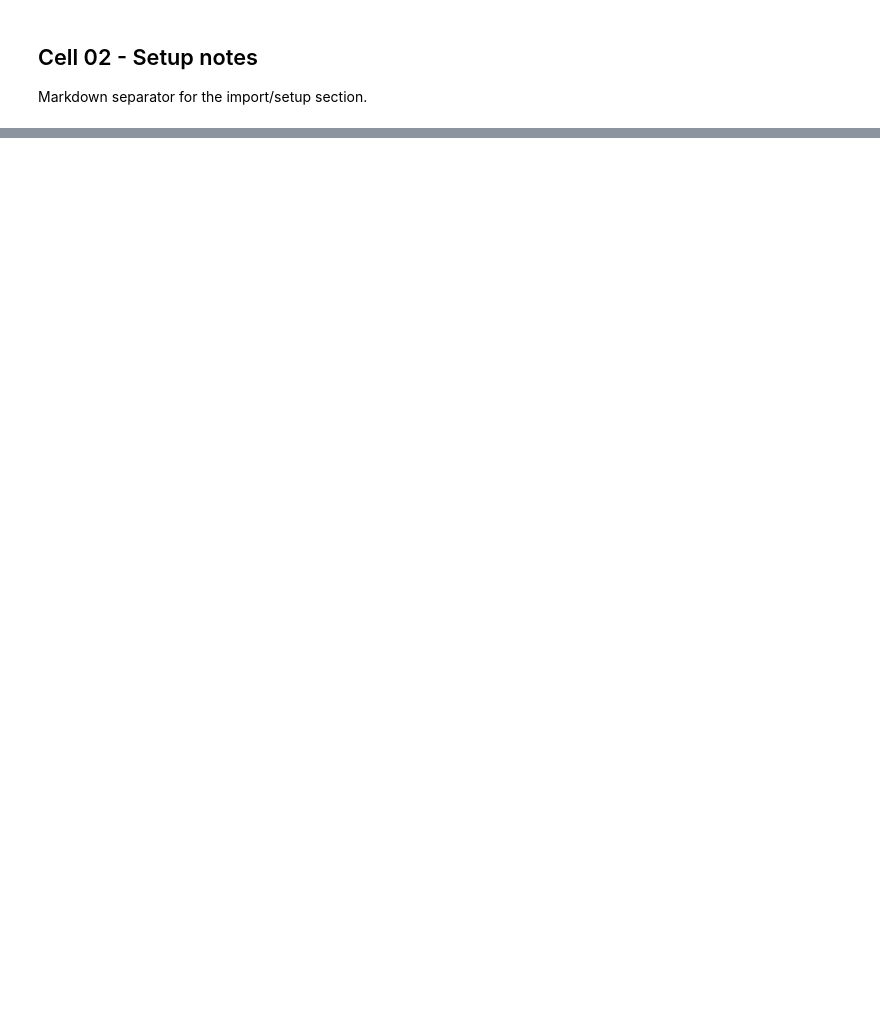
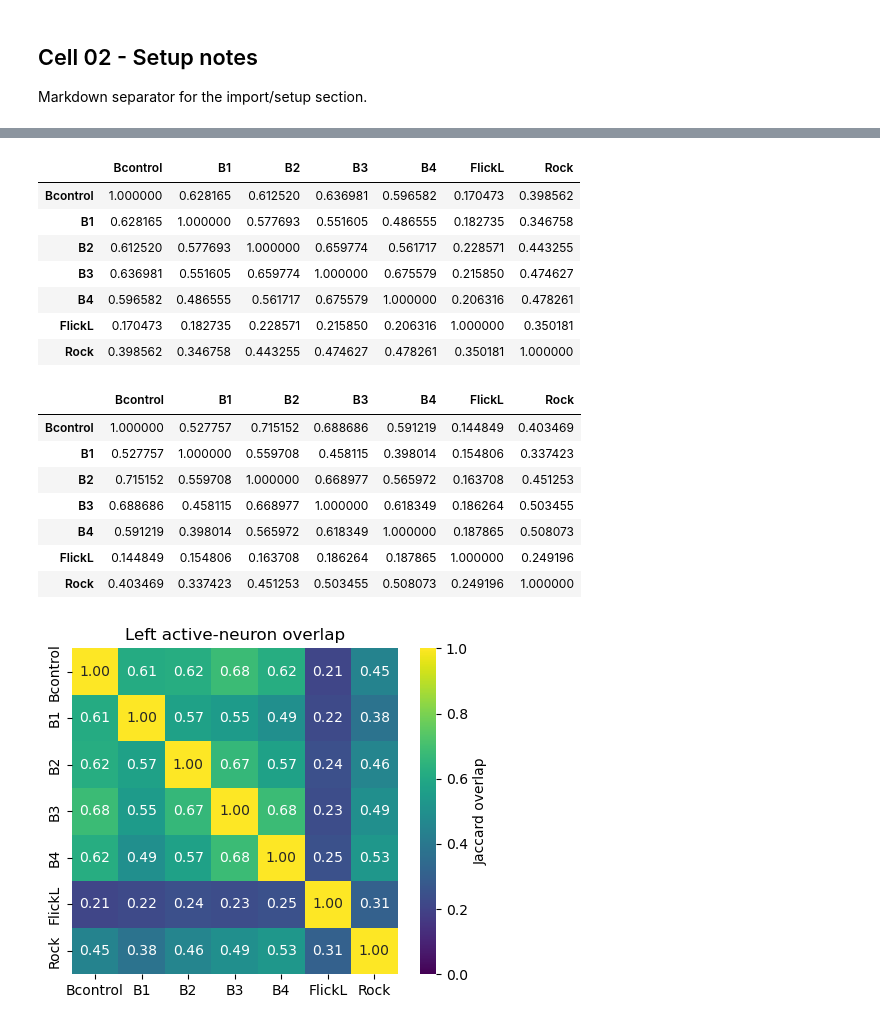
Before and after one commit to uribealej/social_filters, a Jupyter notebook: scripts/calcium_analysis/Exp5_map_positions_several.ipynb, the cells around one changed output, grey strips where cells are left out. Drawn from its saved outputs; the diff is of its cells as text; code cells hidden in the pictures; blank space fills up the shorter version.

```diff
--- a/scripts/calcium_analysis/Exp5_map_positions_several.ipynb
+++ b/scripts/calcium_analysis/Exp5_map_positions_several.ipynb
@@ -909,0 +2051,76 @@ decision_matrix: (1665, 5)
+# %%
+# Cell 19 - Pooled overlap
+# Recomputes active matrices with default settings and plots pooled overlap for the chosen side.
+from src.multifish_analysis import (
+    build_active_neuron_matrices_all_fish,
+    build_active_neuron_overlap_matrices_all_fish,
+)
+
+# Step 2: active-neuron overlap across B conditions
+
+condition_labels = ["Bcontrol", "B1", "B2", "B3", "B4", "FlickL", "Rock"]
+
+side_stimuli = {
+    "left": [7, 3, 4, 5, 6,1,13],
+    "right": [12, 8, 9, 10, 11,2,14],
+}
+
+active_matrices = build_active_neuron_matrices_all_fish(
+    all_fish_data=all_fish_data,
+    fish_ids=fish_ids,
+    stim_order=side_stimuli["left"] + side_stimuli["right"],
+    fps_2p=fps_2p,
+    t_pre_s=t_pre_s,
+)
+
+overlap_results = build_active_neuron_overlap_matrices_all_fish(
+    active_matrices=active_matrices,
+    side_stimuli=side_stimuli,
+    condition_labels=condition_labels,
+)
+
+left_overlap_matrix = overlap_results["pooled"]["left"]
+right_overlap_matrix = overlap_results["pooled"]["right"]
+
+side_to_plot =  "left"#"left"  # or "right"
+aggregation_to_plot = "mean_per_fish"#"pooled"  # or "mean_per_fish"
+matrix_to_plot = overlap_results[aggregation_to_plot][side_to_plot]
+
+
+display(left_overlap_matrix)
+display(right_overlap_matrix)
+
+fig, ax = plt.subplots(figsize=(5, 4))
+sns.heatmap(
+    matrix_to_plot,
+    vmin=0,
+    vmax=1,
+    square=True,
+    annot=True,
+    fmt=".2f",
+    cmap="viridis",
+    cbar_kws={"label": "Jaccard overlap"},
+    ax=ax,
+)
+ax.set_title(f"{side_to_plot.capitalize()} active-neuron overlap")
+ax.set_xlabel("")
+ax.set_ylabel("")
+plt.tight_layout()
+# %% [output]
+|  | Bcontrol | B1 | B2 | B3 | B4 | FlickL | Rock |
+| Bcontrol | 1.000000 | 0.628165 | 0.612520 | 0.636981 | 0.596582 | 0.170473 | 0.398562 |
+| B1 | 0.628165 | 1.000000 | 0.577693 | 0.551605 | 0.486555 | 0.182735 | 0.346758 |
+| B2 | 0.612520 | 0.577693 | 1.000000 | 0.659774 | 0.561717 | 0.228571 | 0.443255 |
+| B3 | 0.636981 | 0.551605 | 0.659774 | 1.000000 | 0.675579 | 0.215850 | 0.474627 |
+| B4 | 0.596582 | 0.486555 | 0.561717 | 0.675579 | 1.000000 | 0.206316 | 0.478261 |
+| FlickL | 0.170473 | 0.182735 | 0.228571 | 0.215850 | 0.206316 | 1.000000 | 0.350181 |
+| Rock | 0.398562 | 0.346758 | 0.443255 | 0.474627 | 0.478261 | 0.350181 | 1.000000 |
+|  | Bcontrol | B1 | B2 | B3 | B4 | FlickL | Rock |
+| Bcontrol | 1.000000 | 0.527757 | 0.715152 | 0.688686 | 0.591219 | 0.144849 | 0.403469 |
+| B1 | 0.527757 | 1.000000 | 0.559708 | 0.458115 | 0.398014 | 0.154806 | 0.337423 |
+| B2 | 0.715152 | 0.559708 | 1.000000 | 0.668977 | 0.565972 | 0.163708 | 0.451253 |
+| B3 | 0.688686 | 0.458115 | 0.668977 | 1.000000 | 0.618349 | 0.186264 | 0.503455 |
+| B4 | 0.591219 | 0.398014 | 0.565972 | 0.618349 | 1.000000 | 0.187865 | 0.508073 |
+| FlickL | 0.144849 | 0.154806 | 0.163708 | 0.186264 | 0.187865 | 1.000000 | 0.249196 |
+| Rock | 0.403469 | 0.337423 | 0.451253 | 0.503455 | 0.508073 | 0.249196 | 1.000000 |
+[figure, added]
```
Also changed, not shown: parts of 45 cells of this notebook, 6 other files.
